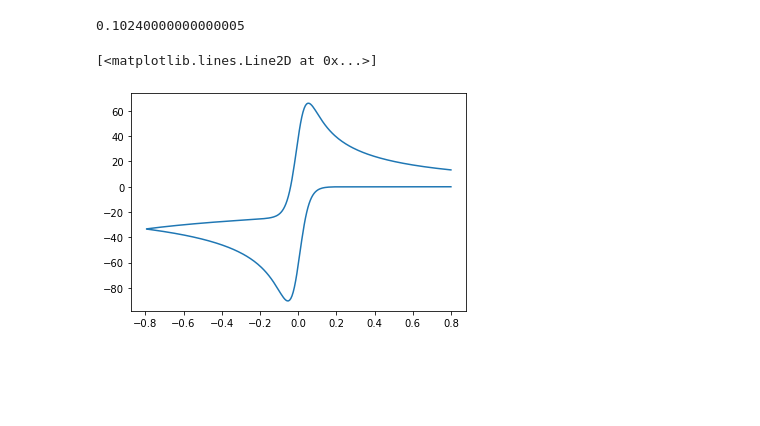
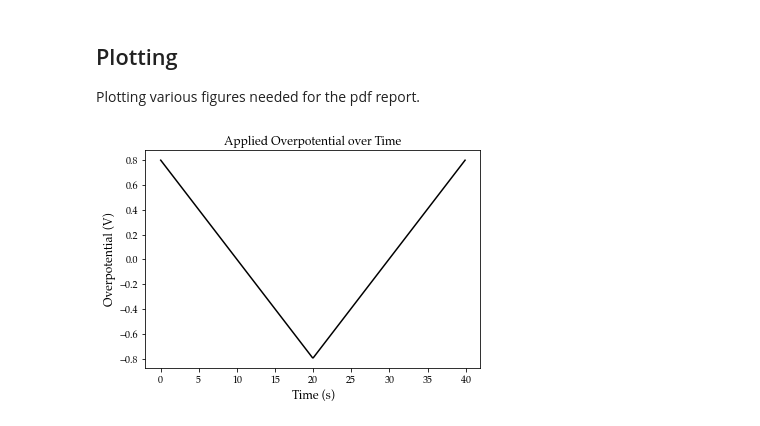
Before and after one commit to jmsieffer/ChemPhysicsMisc, a Jupyter notebook: ChemPhysicsMisc/Electrochemistry577/577Final.ipynb, the cells around one changed output. Saved outputs shown, nothing was run; the diff lists cells and outputs as text; code cells hidden in the pictures; blank space fills up the shorter version.

```diff
--- a/ChemPhysicsMisc/Electrochemistry577/577Final.ipynb
+++ b/ChemPhysicsMisc/Electrochemistry577/577Final.ipynb
@@ -69,29 +78,44 @@ for j in range (1,L-1):
         Cox_x[j+1,i] = Cox_x[j,i] + DM*(Cox_x[j,i+1]+Cox_x[j,i-1]-2*Cox_x[j,i])
         Cred_x[j+1,i] = Cred_x[j,i] + DM*(Cred_x[j,i+1]+Cred_x[j,i-1]-2*Cred_x[j,i]) - km * Cred_x[j,i]
 
+    # Update Flux
     if j == L:
         Flux[j] = Flux[j-1]
     else:
-        # Update flux
         Flux[0,j+1] = (kf[j+1] * Cox_x[j+1,1] - kb[j+1] * Cred_x[j+1,1]) / (1 + del_x/D*(kf[j+1] + kb[j+1]))
+
     # Update surface concentrations
     Cox_x[j+1,0] = Cox_x[j+1,2] - Flux[0,j+1]*(del_x/D)
     Cred_x[j+1,0] = Cred_x[j+1,2] + Flux[0,j+1]*(del_x/D) - km*Cred_x[j+1,1]
 
 # Calculate current density, Z, from flux of Cox_x
-Z = -n *F * Flux * 1000 # [=] A/cm^2 -> mA/cm^2, current density
+Z3 = -n *F * Flux * A *1000 # [=] A/cm^2 -> mA/cm^2, current density
 
-inminvolt = np.argmin(Z[0])
-inmaxvolt = np.argmax(Z[0])
-Epp = eta[inmaxvolt] - eta[inminvolt]
-Epp
+#Derivation of E_pp
+inminvolt = np.argmin(Z[0]) # Finding the index of the min current value
+inmaxvolt = np.argmax(Z[0]) # Finding the index of the max current value
+Epp = eta[inmaxvolt] - eta[inminvolt] # Derivation of E_pp
-# %% [output]
-0.10240000000000005
-# %%
-tlist = np.asarray(t)
-Zlist = Z.flatten()
-Znew = Zlist[0:-1]
-plt.plot(eta,Znew)
-# %% [output]
-[<matplotlib.lines.Line2D at 0x...>]
-[figure, removed]
+# %% [markdown]
+## Plotting
+Plotting various figures needed for the pdf report.
+# %%
+fig = plt.figure(figsize = (6,4))
+
+#Trend
+plt.plot(t,eta, color = 'black')
+
+
+#Font selection
+matplotlib.rcParams['font.serif'] = "Palatino"
+matplotlib.rcParams['font.family'] = "serif"
+
+#Plot Labeling
+plt.title('Applied Overpotential over Time')
+plt.xlabel('Time (s)', fontsize = '12')
+plt.ylabel('Overpotential (V)', fontsize = '12')
+
+
+#SaveFig
+plt.savefig('etavt.png', dpi=1200)
+# %% [output]
+[figure, added]
```
Also changed, not shown: parts of 10 cells of this notebook, 5 other files.
